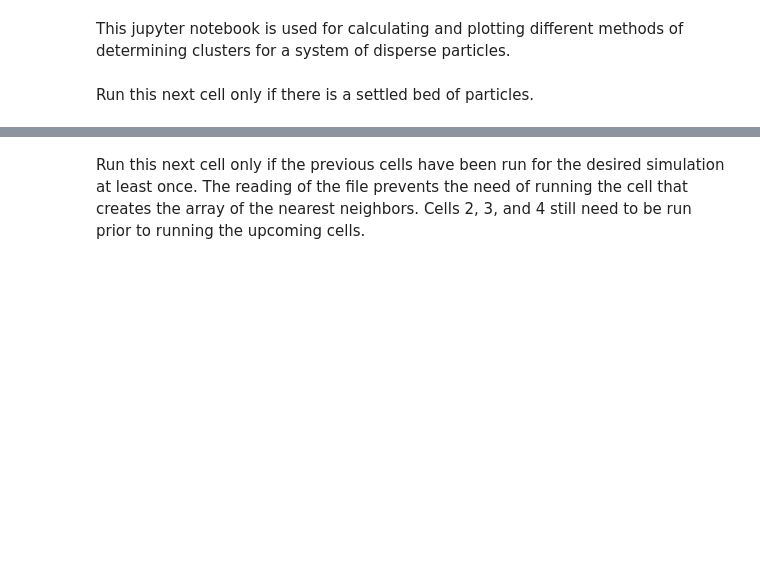
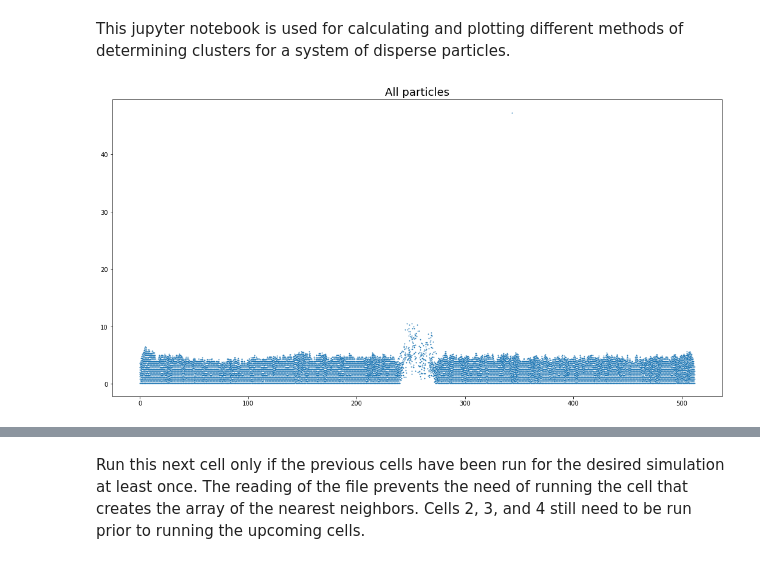
Before and after one commit to zackmci/clustering, a Jupyter notebook: Clustering.ipynb, the cells around one changed output, grey strips where cells are left out. Saved outputs shown, nothing was run; the diff lists cells and outputs as text; code cells hidden in the pictures; blank space fills up the shorter version.

```diff
--- a/Clustering.ipynb
+++ b/Clustering.ipynb
@@ -11,8 +12,11 @@ import numpy as np
 
 csvarray = []
 filelocation = '/Users/zack/Documents/Documents/csv_data_files/'
-filename = 'box512_ht_1_loc/box512_ht_1_loc.0'
+filename = 'box512_ht_1_loc/box512_ht_1_loc.1000'
+resfile = 'box512_ht_1_res/box512_ht_1_res.1000'
 tablename = 'minimum_distance/'
+lrdata = 'lr_kr/'
+grdata = 'gr/'
 with open(filelocation + filename + '.csv', 'r') as csvfile:
     csv_data = list(csv.reader(csvfile, delimiter=","))
 #print (csv_data[:3])
@@ -20,18 +24,13 @@ csvarray = np.array(csv_data[1:], dtype=np.float) # Remove headers and convert t
 #print (csvarray[:3])
 
 original_part_num = len(csvarray)
+
+x_len = 512 # Length of x axis
+y_len = 256 # Length of y axis
-# %% [markdown]
-Run this next cell only if there is a settled bed of particles.
-# %%
-# creating an array of particles that are settling. Excluding settled particles
-
-# This is the cutoff velocity for the settled bed.
-settling_velocity = 0.1
-
-new_array = []
-
-for index in range(0, len(csvarray)):
-    if abs(csvarray[index, 3]) > settling_velocity:
-        new_array.append(csvarray[index])
-new_array = np.array(new_array)
-csvarray = new_array
+# %%
+fig=plt.figure(figsize=(18,9))
+plt.scatter(csvarray[:, 7], csvarray[:,8], marker = '.', s=3)
+plt.title("All particles", fontsize=18)
+plt.show()
+# %% [output]
+[figure, added]
```
Also changed, not shown: parts of 28 cells of this notebook.
